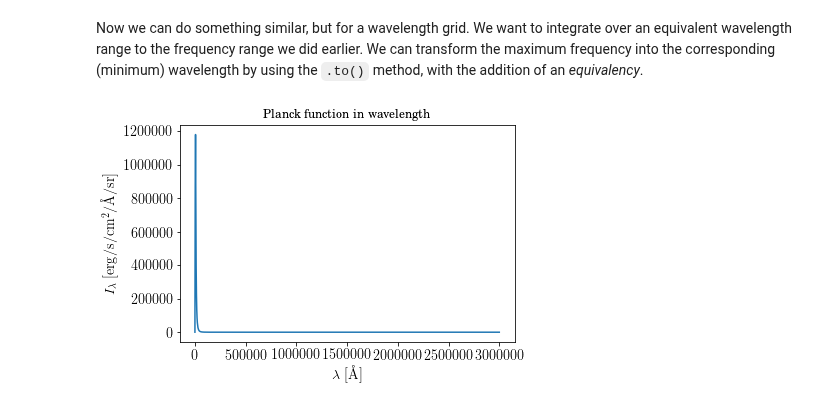
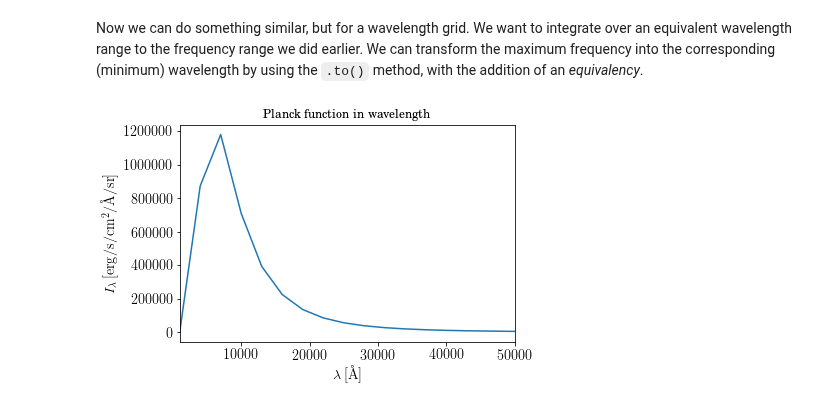
Before and after one commit to astropy/astropy-tutorials, a Jupyter notebook: tutorials/units-and-integration/units-and-integration.ipynb, the cells around one changed output. Saved outputs shown, nothing was run; the diff lists cells and outputs as text; code cells hidden in the pictures.

```diff
--- a/tutorials/units-and-integration/units-and-integration.ipynb
+++ b/tutorials/units-and-integration/units-and-integration.ipynb
@@ -36,12 +54,13 @@ Now we can do something similar, but for a wavelength grid. We want to integrate
 # %%
 lam = np.linspace(nu.max().to(u.AA, equivalencies=u.spectral()),
                   nu.min().to(u.AA, equivalencies=u.spectral()), 1000)
 bb5000K_lam = blackbody_lambda(in_x=lam, temperature=5000. * u.Kelvin)
 plt.plot(lam, bb5000K_lam)
-plt.xlabel(r'$\lambda ~ [{\rm \AA}]$')
-plt.ylabel(r'$I_{\lambda} ~ [{\rm erg/s/cm^2/\AA/sr}]$')
+plt.xlim([1.0e3, 5.0e4])
+plt.xlabel(r'$\lambda \, [{\rm \AA}]$')
+plt.ylabel(r'$I_{\lambda} \, [{\rm erg/s/cm^2/\AA/sr}]$')
 plt.title('Planck function in wavelength')
 plt.show()
 # %% [output]
-[figure, old version]
+[figure, new version]
 # %%
```
Also changed, not shown: parts of 25 cells of this notebook.
